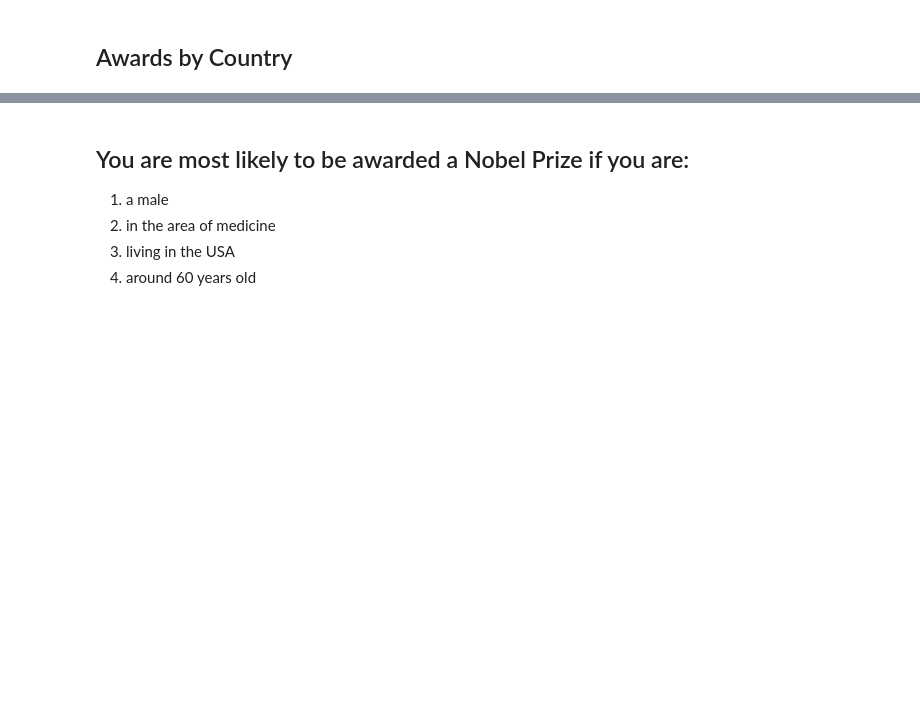
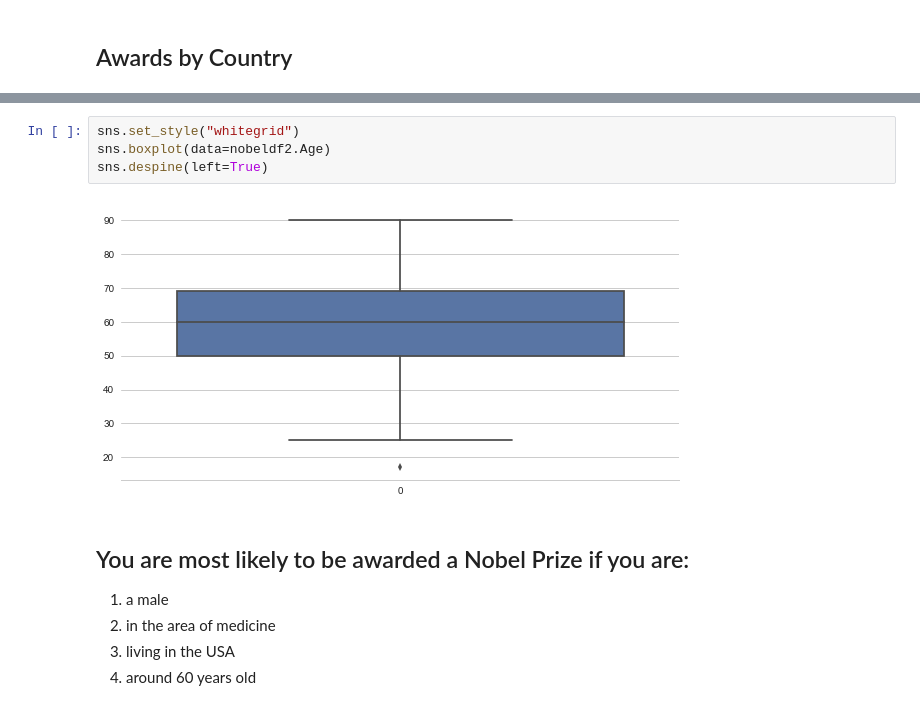
Before and after one commit to mudspringhiker/nobel_prize, a Jupyter notebook: exploratory_analysis.ipynb, the cells around one changed output, grey strips where cells are left out. Drawn from its saved outputs; the diff is of its cells as text; blank space fills up the shorter version.

```diff
--- a/exploratory_analysis.ipynb
+++ b/exploratory_analysis.ipynb
@@ -170,3 +250,9 @@ sns.despine();
+# %%
+sns.set_style("whitegrid")
+sns.boxplot(data=nobeldf2.Age)
+sns.despine(left=True)
+# %% [output]
+[figure, added]
 # %% [markdown]
 ## You are most likely to be awarded a Nobel Prize if you are:
 
```
Also changed, not shown: parts of 48 cells of this notebook.
